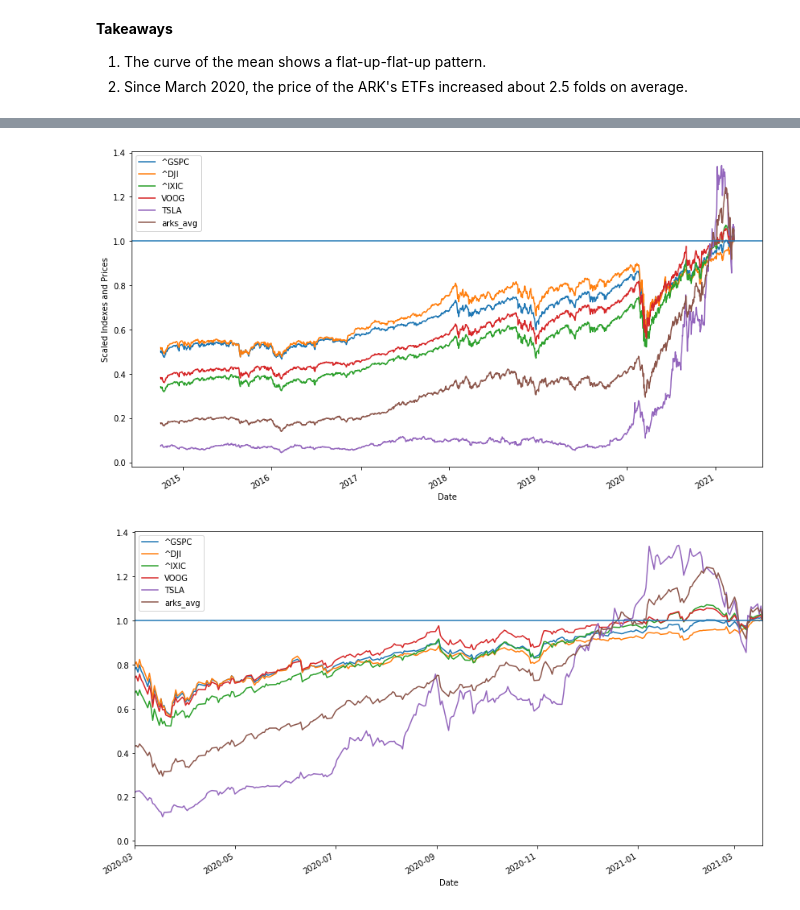
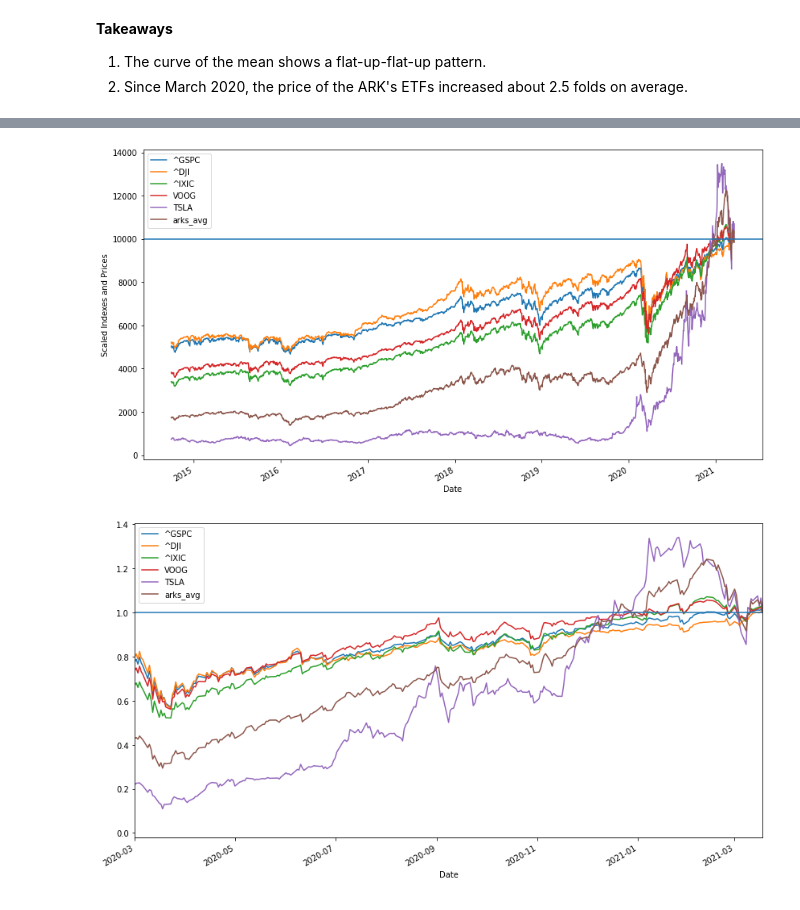
Before and after one commit to Yongliang-Shi/market-prediction, a Jupyter notebook: explore_ark.ipynb, the cells around one changed output, grey strips where cells are left out. Drawn from its saved outputs; the diff is of its cells as text; code cells hidden in the pictures.

```diff
--- a/explore_ark.ipynb
+++ b/explore_ark.ipynb
@@ -145,7 +152,7 @@ plt.show()
 2. Since March 2020, the price of the ARK's ETFs increased about 2.5 folds on average.
 # %%
 # Scale the adjusted closing prices and indexes using today's value as the reference
-df_scaled = df.apply(lambda i: i/i.tail(1).values, axis=0)
+df_scaled = df.apply(lambda i: i*10000/i.tail(1).values, axis=0)
 
 # Inspect the scaled dataframe
 df_scaled.tail()
@@ -160,14 +167,14 @@ df_scaled.tail()
 # %%
 # Plot the scaled indexes and the mean of ETFs
 
 cols = references + ['arks_avg']
 
 df_scaled[cols].plot(figsize=(14,8))
-plt.axhline(y=1.0)
+plt.axhline(y=10000)
 plt.ylabel("Scaled Indexes and Prices")
 plt.show()
 # %% [output]
-[figure, old version]
+[figure, new version]
 # %%
 # Plot the scaled indexes and the mean of ETFs since March 2020
 
```
Also changed, not shown: parts of 16 cells of this notebook.
